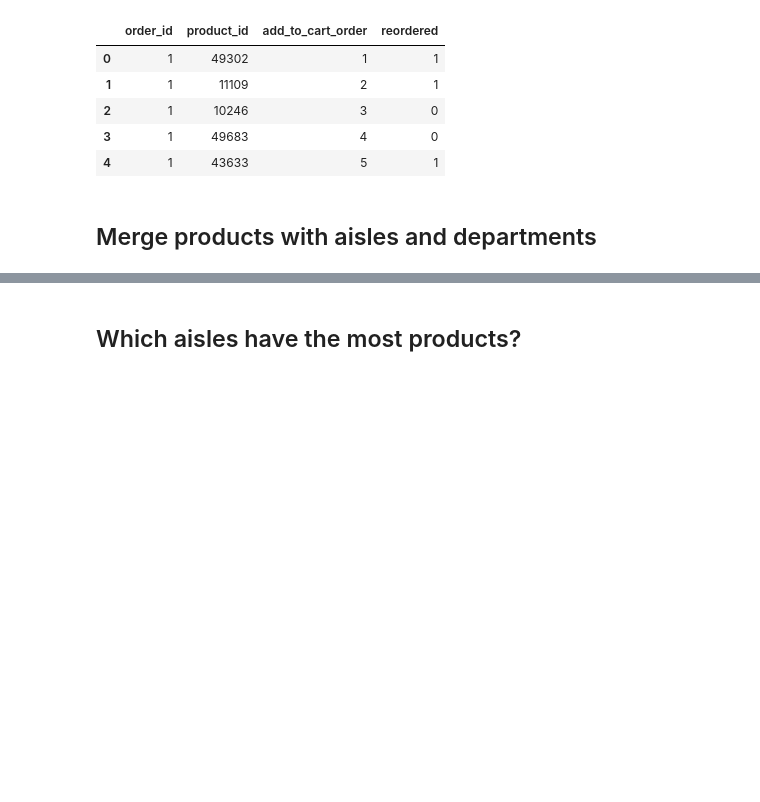
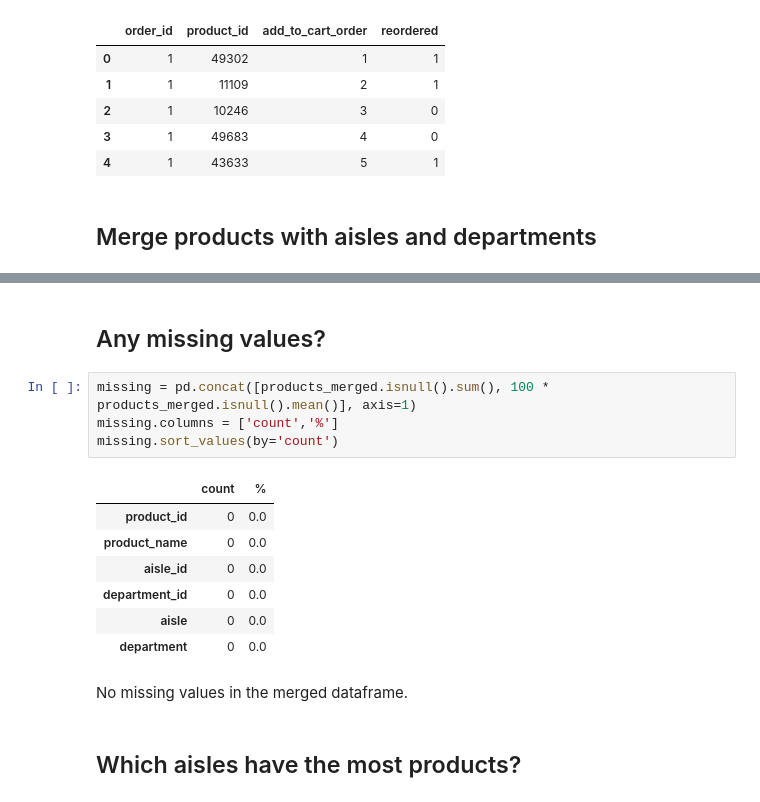
Before and after one commit to ldell7/InstacartRecommendation, a Jupyter notebook: notebooks/01_data_wrangling_EDA.ipynb, the cells around one changed output, grey strips where cells are left out. Cells and saved outputs as stored; diff of their text form; blank space fills up the shorter version.

```diff
--- a/notebooks/01_data_wrangling_EDA.ipynb
+++ b/notebooks/01_data_wrangling_EDA.ipynb
@@ -114,3 +114,19 @@ products_merged.head()
+# %% [markdown]
+## Any missing values?
+# %%
+missing = pd.concat([products_merged.isnull().sum(), 100 * products_merged.isnull().mean()], axis=1)
+missing.columns = ['count','%']
+missing.sort_values(by='count')
+# %% [output]
+|  | count | % |
+| product_id | 0 | 0.0 |
+| product_name | 0 | 0.0 |
+| aisle_id | 0 | 0.0 |
+| department_id | 0 | 0.0 |
+| aisle | 0 | 0.0 |
+| department | 0 | 0.0 |
+# %% [markdown]
+No missing values in the merged dataframe.
 # %% [markdown]
 ## Which aisles have the most products?
 # %%
```
Also changed, not shown: parts of 17 cells of this notebook.
